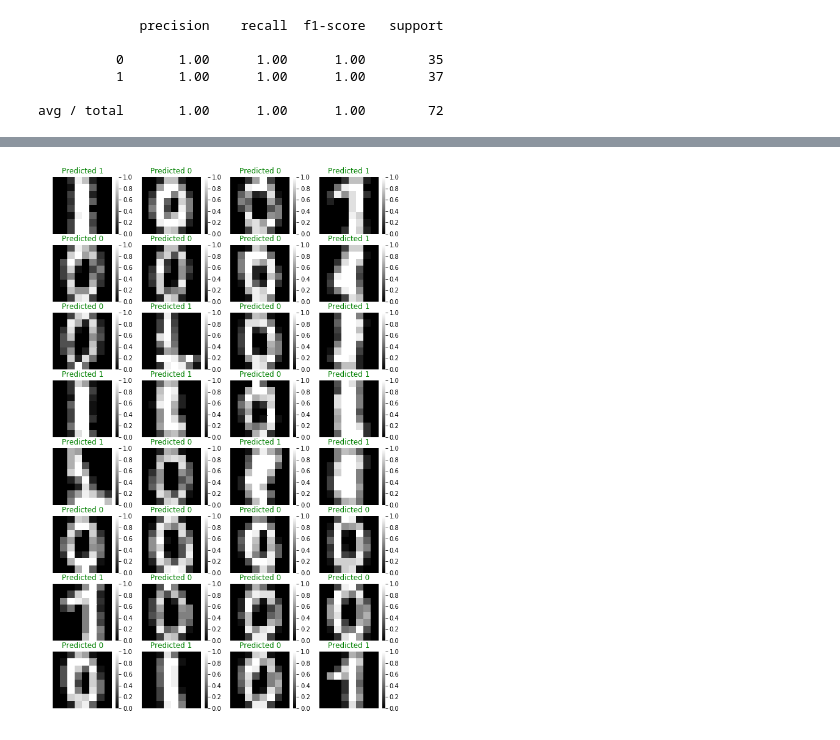
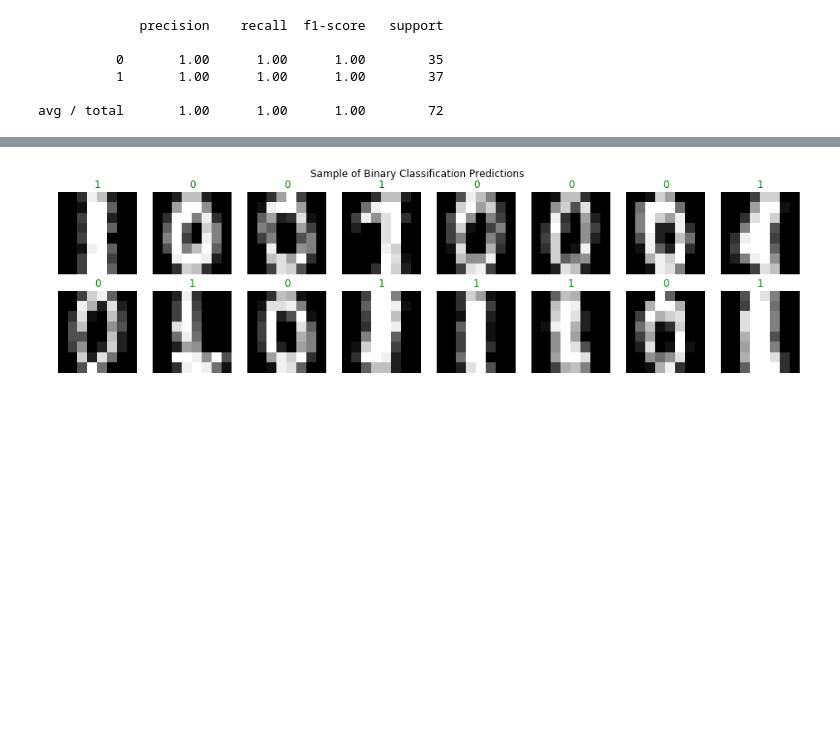
Before and after one commit to AnthonyDickson/summer-bursary-2018, a Jupyter notebook: Experiments-Binary_Classification.ipynb, the cells around one changed output, grey strips where cells are left out. Cells and saved outputs as stored; diff of their text form; code cells hidden in the pictures; blank space fills up the shorter version.

```diff
--- a/Experiments-Binary_Classification.ipynb
+++ b/Experiments-Binary_Classification.ipynb
@@ -41,9 +41,9 @@ X_train, X_test, y_train, y_test = train_test_split(X, y, test_size=0.2, random_
 
 clf = RayTracerThing(input_shape=image_shape,
                      hidden_layer_shape=(10, 10),
-                     n_layers=3,
+                     n_hidden_layers=3,
                      n_classes=2,
-                     activation_func=lambda x: torch.softmax(x, dim=0),
+                     activation_func=Activations.softmax,
                      loss_func=torch.nn.functional.cross_entropy,
                      learning_rate=1)
 # %% [output]
@@ -104,25 +105,26 @@ plt.show()
 # %%
-n_rows = 8
-n_cols = 4
+n_rows = 2
+n_cols = 8
 n_total = n_rows * n_cols
 n_total = min(n_total, N)
 
-width_ratio = 2.7
+width_ratio = 2
 height_ratio = 2
 
 figsize = (int(width_ratio * n_cols), int(height_ratio * n_rows))
 
 fig, axes = plt.subplots(n_rows, n_cols, figsize=figsize)
 axes = axes.ravel()
 
 for ax, image, expected, actual in zip(axes, X_test[:n_total], y_test[:n_total], y_pred[:n_total]):
-    sns.heatmap(image, vmin=0.0, vmax=1.0, cmap='gray', ax=ax)
+    sns.heatmap(image, cbar=False, cmap='gray', ax=ax)
     ax.set_axis_off()
 
     color = 'green' if expected == actual else 'red'
-    ax.set_title('Predicted %d' % actual, color=color)
+    ax.set_title('%d' % actual, color=color)
 
-plt.show()
+plt.suptitle('Sample of Binary Classification Predictions')
+plt.savefig('images/binary_classification_prediction_sample.png')
 # %% [output]
-[figure, old version]
+[figure, new version]
 # %%
```
Also changed, not shown: parts of 4 cells of this notebook, 14 other files.
